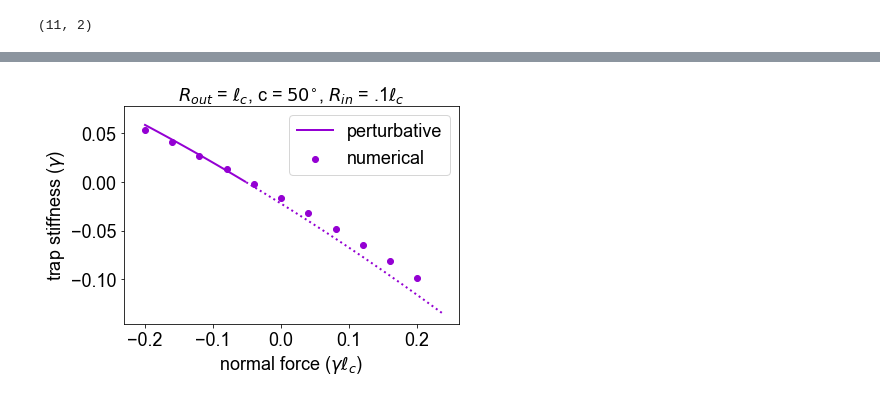
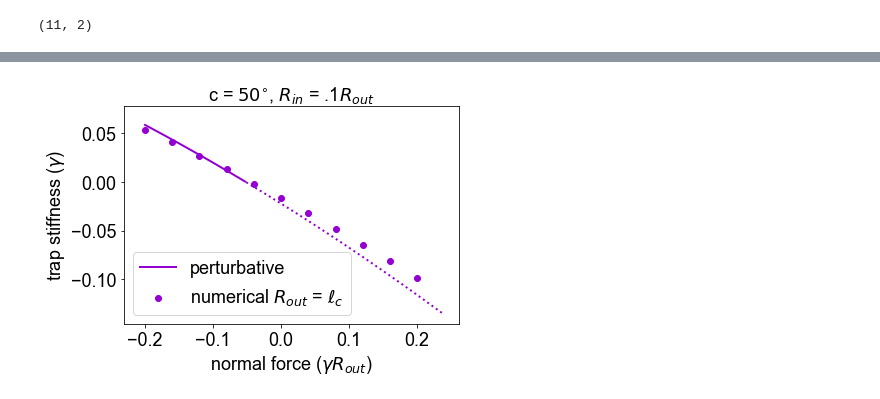
Before and after one commit to falkma/capillarymachines-numerics, a Jupyter notebook: design_space/force_sweep/02_force_sweep_plotting.ipynb, the cells around one changed output, grey strips where cells are left out. Cells and saved outputs as stored; diff of their text form; code cells hidden in the pictures.

Commit message:
updating plot titles

```diff
--- a/design_space/force_sweep/02_force_sweep_plotting.ipynb
+++ b/design_space/force_sweep/02_force_sweep_plotting.ipynb
@@ -108,14 +108,14 @@ for i in np.arange(f_num):
 # %%
-plt.scatter(stiffness_list[:,2],stiffness_list[:,-1],label='numerical',color='darkviolet')
+plt.scatter(stiffness_list[:,2],stiffness_list[:,-1],label=r'numerical $R_{out}$ = $\ell_c$',color='darkviolet')
 stable = k_theory > 0
 unstable = k_theory < 0
 plt.plot(theory_grid[stable],k_theory[stable],label='perturbative',color='darkviolet',linewidth=2)
 plt.plot(theory_grid[unstable],k_theory[unstable],color='darkviolet',linewidth=2,linestyle=':')
-plt.title(r'$R_{out}$ = $\ell_c$, c = $50^{\circ}$, $R_{in}$ = .1$\ell_c$',fontsize=18)
-plt.xlabel('normal force ($\gamma\ell_c$)')
+plt.title(r'c = $50^{\circ}$, $R_{in}$ = .1$R_{out}$',fontsize=18)
+plt.xlabel('normal force ($\gamma R_{out}$)')
 plt.ylabel(r'trap stiffness ($\gamma$)')
 plt.legend()
 plt.savefig('force_sweep_stiffness.pdf',format = 'pdf',bbox_inches="tight")
 plt.show()
 # %% [output]
-[figure, old version]
+[figure, new version]
```
Also changed, not shown: parts of 1 cell of this notebook, 2 other files.
